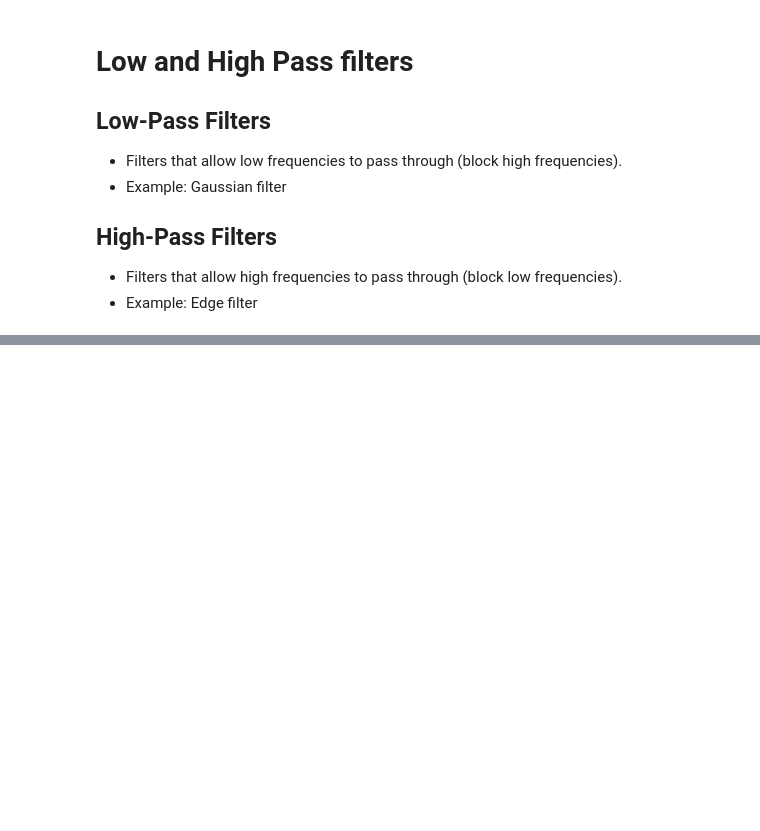
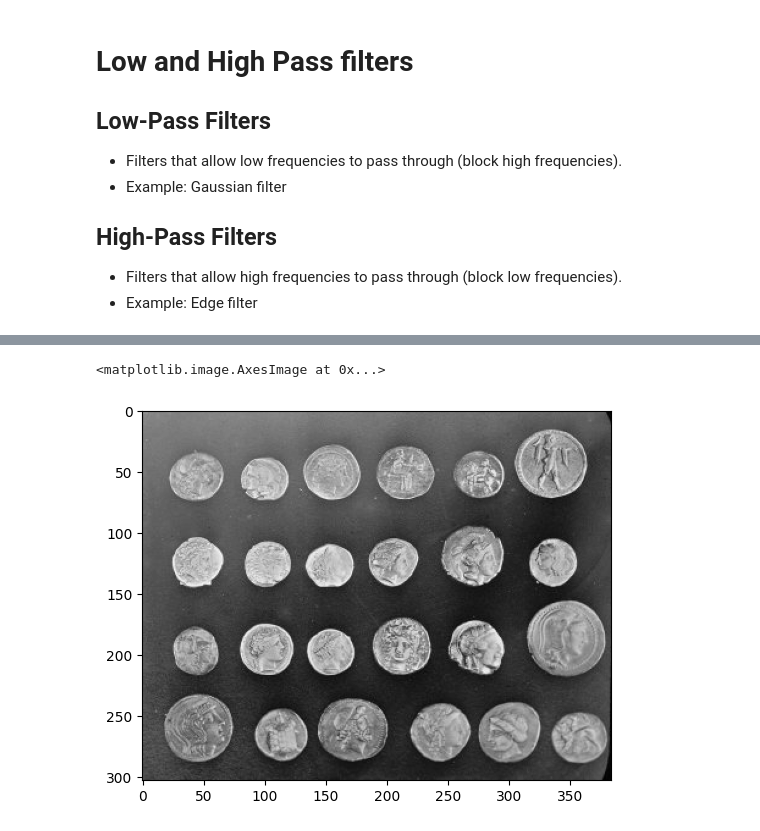
Before and after one commit to utsavdarlami/cv_workshop, a Jupyter notebook: day3_cv.ipynb, the cells around one changed output, grey strips where cells are left out. Saved outputs shown, nothing was run; the diff lists cells and outputs as text; code cells hidden in the pictures; blank space fills up the shorter version.

```diff
--- a/day3_cv.ipynb
+++ b/day3_cv.ipynb
@@ -438,0 +509,6 @@ LinregressResult(slope=-2.2611515151515156, intercept=26.464181818181817, rvalue
+# %%
+image = coins()
+plt.imshow(image, cmap='gray')
+# %% [output]
+<matplotlib.image.AxesImage at 0x...>
+[figure, added]
```
Also changed, not shown: parts of 16 cells of this notebook.
